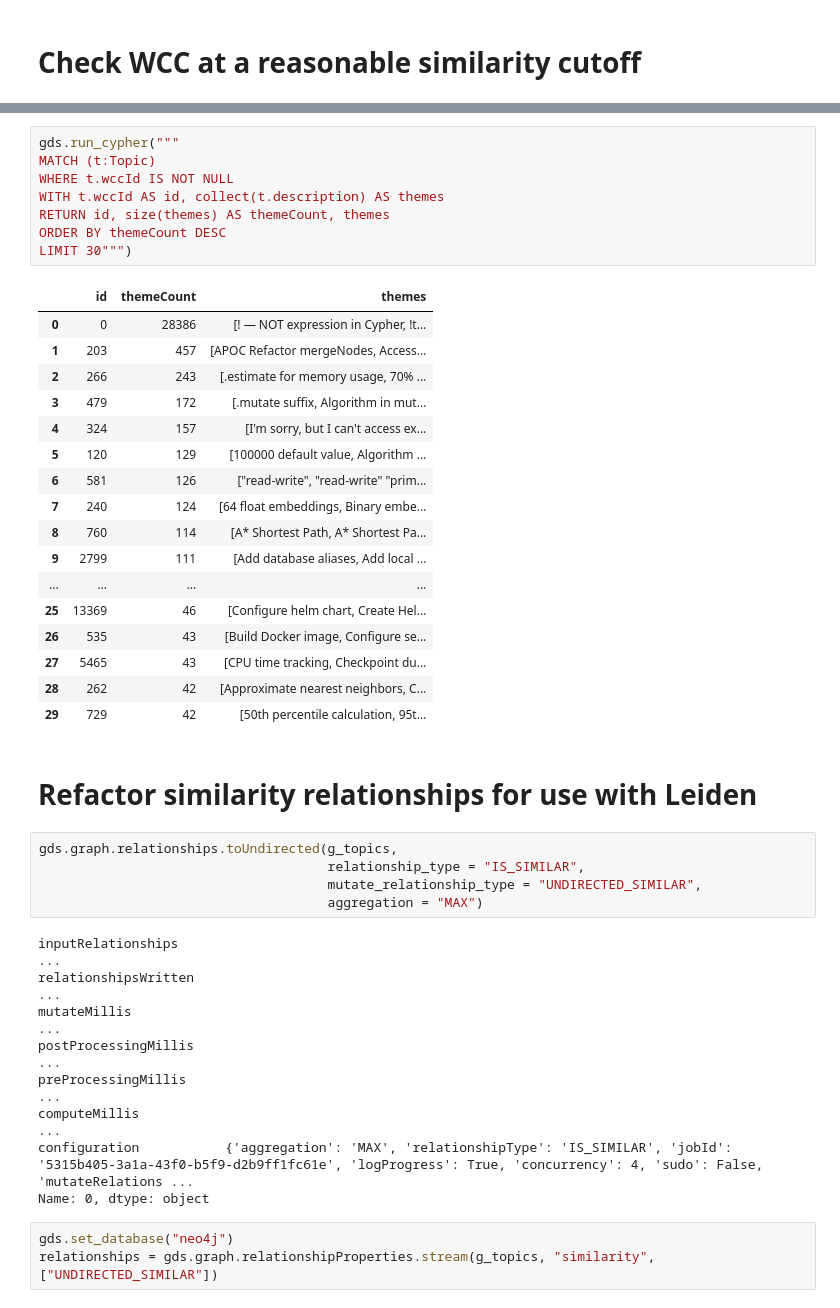
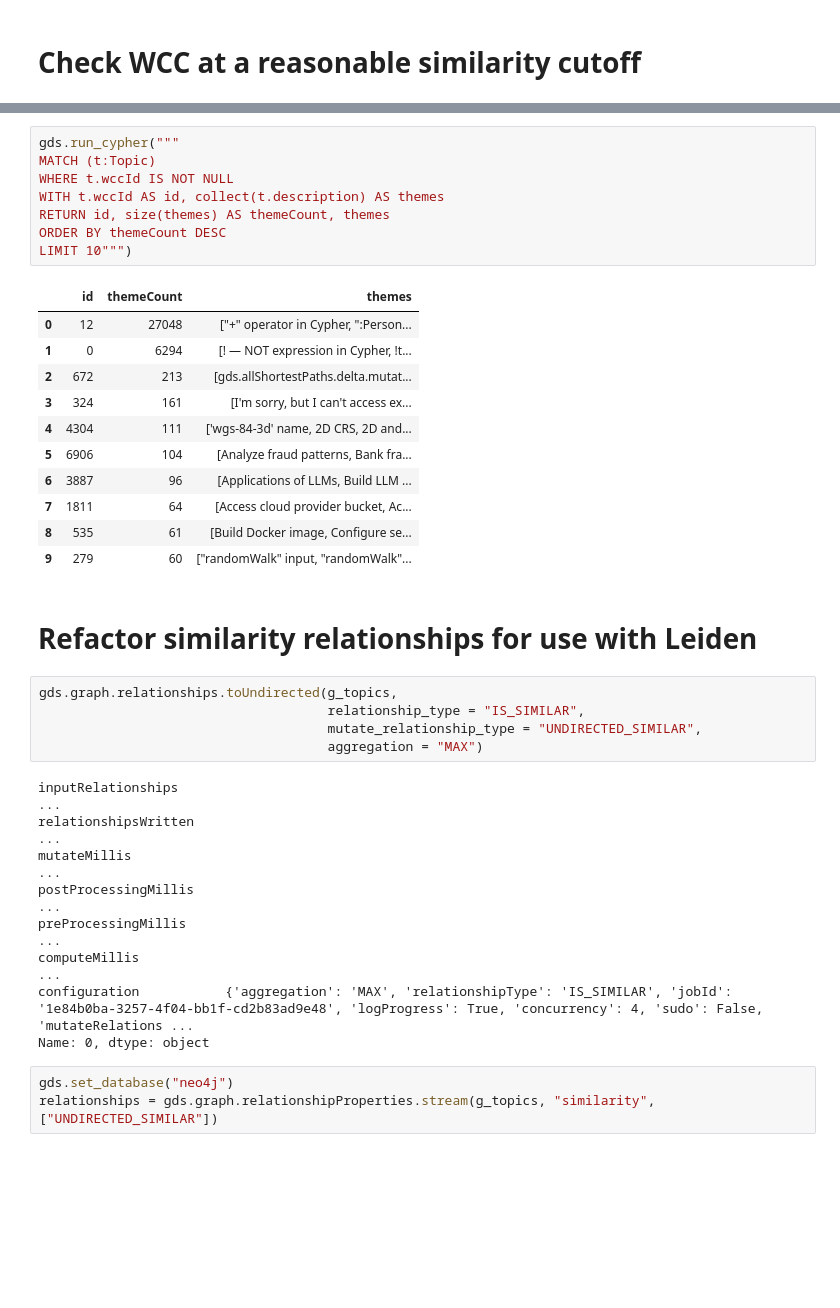
Before and after one commit to neo4j-field/Agent-Neo-field, a Jupyter notebook: src/main/python/analytics/notebooks/topic_clustering/2. Cluster themes Agent Neo.ipynb, the cells around one changed output, grey strips where cells are left out. Drawn from its saved outputs; the diff is of its cells as text; blank space fills up the shorter version.

```diff
--- a/src/main/python/analytics/notebooks/topic_clustering/2. Cluster themes Agent Neo.ipynb
+++ b/src/main/python/analytics/notebooks/topic_clustering/2. Cluster themes Agent Neo.ipynb
@@ -194,29 +194,23 @@ Name: 0, dtype: object
 # %%
 gds.run_cypher("""
 MATCH (t:Topic)
 WHERE t.wccId IS NOT NULL
 WITH t.wccId AS id, collect(t.description) AS themes
 RETURN id, size(themes) AS themeCount, themes
 ORDER BY themeCount DESC
-LIMIT 30""")
+LIMIT 10""")
 # %% [output]
 |  | id | themeCount | themes |
-| 0 | 0 | 28386 | [! — NOT expression in Cypher, !t... |
-| 1 | 203 | 457 | [APOC Refactor mergeNodes, Access... |
-| 2 | 266 | 243 | [.estimate for memory usage, 70% ... |
-| 3 | 479 | 172 | [.mutate suffix, Algorithm in mut... |
-| 4 | 324 | 157 | [I'm sorry, but I can't access ex... |
-| 5 | 120 | 129 | [100000 default value, Algorithm ... |
-| 6 | 581 | 126 | ["read-write", "read-write" "prim... |
-| 7 | 240 | 124 | [64 float embeddings, Binary embe... |
-| 8 | 760 | 114 | [A* Shortest Path, A* Shortest Pa... |
-| 9 | 2799 | 111 | [Add database aliases, Add local ... |
-| ... | ... | ... | ... |
-| 25 | 13369 | 46 | [Configure helm chart, Create Hel... |
-| 26 | 535 | 43 | [Build Docker image, Configure se... |
-| 27 | 5465 | 43 | [CPU time tracking, Checkpoint du... |
-| 28 | 262 | 42 | [Approximate nearest neighbors, C... |
-| 29 | 729 | 42 | [50th percentile calculation, 95t... |
+| 0 | 12 | 27048 | ["+" operator in Cypher, ":Person... |
+| 1 | 0 | 6294 | [! — NOT expression in Cypher, !t... |
+| 2 | 672 | 213 | [gds.allShortestPaths.delta.mutat... |
+| 3 | 324 | 161 | [I'm sorry, but I can't access ex... |
+| 4 | 4304 | 111 | ['wgs-84-3d' name, 2D CRS, 2D and... |
+| 5 | 6906 | 104 | [Analyze fraud patterns, Bank fra... |
+| 6 | 3887 | 96 | [Applications of LLMs, Build LLM ... |
+| 7 | 1811 | 64 | [Access cloud provider bucket, Ac... |
+| 8 | 535 | 61 | [Build Docker image, Configure se... |
+| 9 | 279 | 60 | ["randomWalk" input, "randomWalk"... |
 # %% [markdown]
 # Refactor similarity relationships for use with Leiden
 # %%
@@ -231,7 +225,7 @@ mutateMillis
 postProcessingMillis                                                                                                                                                                                     ...
 preProcessingMillis                                                                                                                                                                                      ...
 computeMillis                                                                                                                                                                                            ...
-configuration           {'aggregation': 'MAX', 'relationshipType': 'IS_SIMILAR', 'jobId': '5315b405-3a1a-43f0-b5f9-d2b9ff1fc61e', 'logProgress': True, 'concurrency': 4, 'sudo': False, 'mutateRelations ...
+configuration           {'aggregation': 'MAX', 'relationshipType': 'IS_SIMILAR', 'jobId': '1e84b0ba-3257-4f04-bb1f-cd2b83ad9e48', 'logProgress': True, 'concurrency': 4, 'sudo': False, 'mutateRelations ...
 Name: 0, dtype: object
 # %%
 gds.set_database("neo4j")
```
Also changed, not shown: parts of 33 cells of this notebook, 3 other files.
